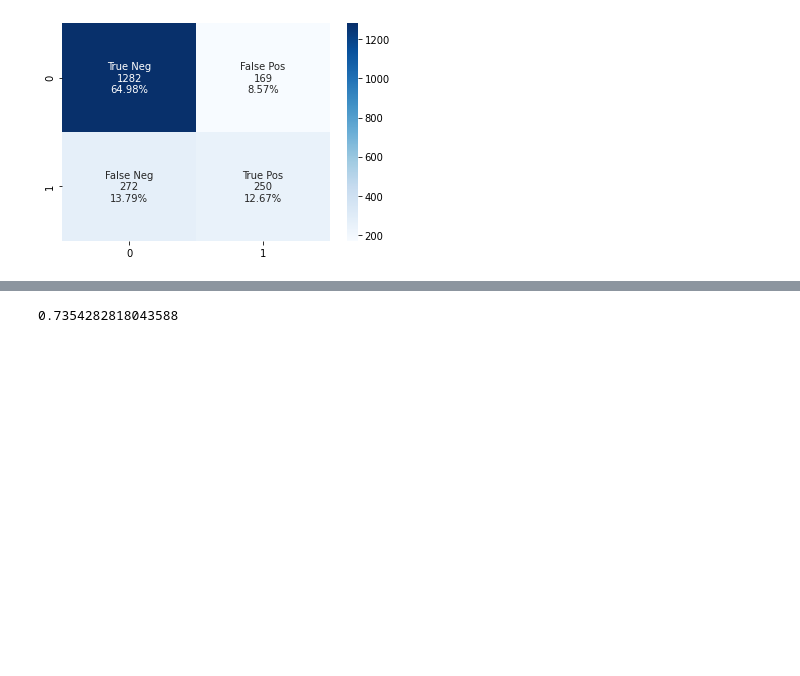
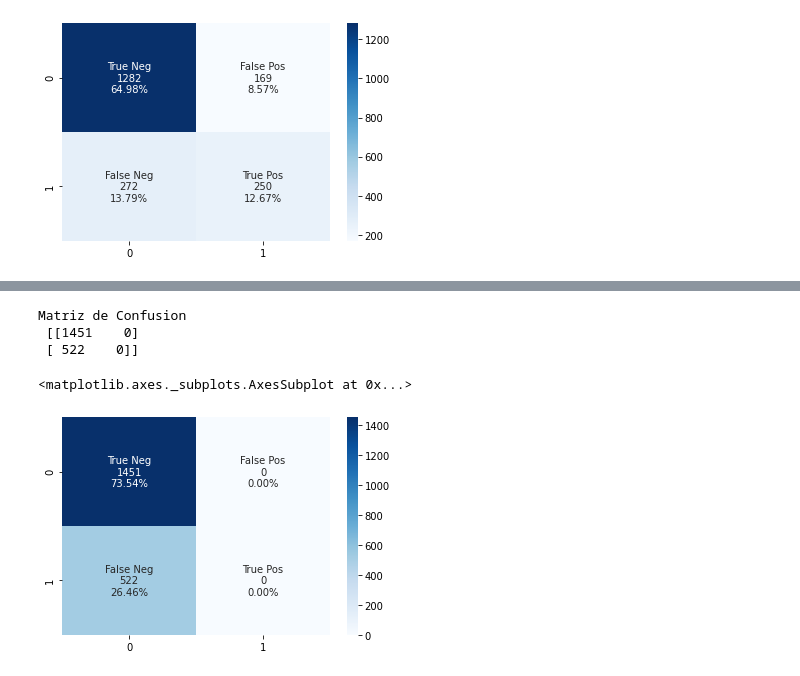
Before and after one commit to andresmarquez236/ProyectoIA, a Jupyter notebook: ANN_IA.ipynb, the cells around one changed output, grey strips where cells are left out. Cells and saved outputs as stored; diff of their text form; code cells hidden in the pictures; blank space fills up the shorter version.

```diff
--- a/ANN_IA.ipynb
+++ b/ANN_IA.ipynb
@@ -501,5 +499,20 @@ plt.plot(report[['accuracy','val_accuracy']])
-# %%
-pred = np.argmax(model.predict(X_test), axis=1)
-accuracy_score(y_test,pred)
-# %% [output]
-0.7354282818043588
+# %%
+pred = np.argmax(model.predict(X_test), axis=1)
+accuracy_score(y_test,pred)
+#---------------Mariz de confusión
+from sklearn.metrics import confusion_matrix
+cf_matrix = confusion_matrix(y_test,pred)
+print('Matriz de Confusion\n',cf_matrix)
+#---------------Matrix de confusion hecha en Seaborn
+group_names = ['True Neg','False Pos','False Neg','True Pos']
+group_counts = ["{0:0.0f}".format(value) for value in cf_matrix.flatten()]
+group_percentages = ["{0:.2%}".format(value) for value in cf_matrix.flatten()/np.sum(cf_matrix)]
+labels = [f"{v1}\n{v2}\n{v3}" for v1, v2, v3 in zip(group_names,group_counts,group_percentages)]
+labels = np.asarray(labels).reshape(2,2)
+sns.heatmap(cf_matrix, annot=labels, fmt='', cmap='Blues')
+# %% [output]
+Matriz de Confusion
+ [[1451    0]
+ [ 522    0]]
+<matplotlib.axes._subplots.AxesSubplot at 0x...>
+[figure, added]
```
Also changed, not shown: parts of 7 cells of this notebook.
